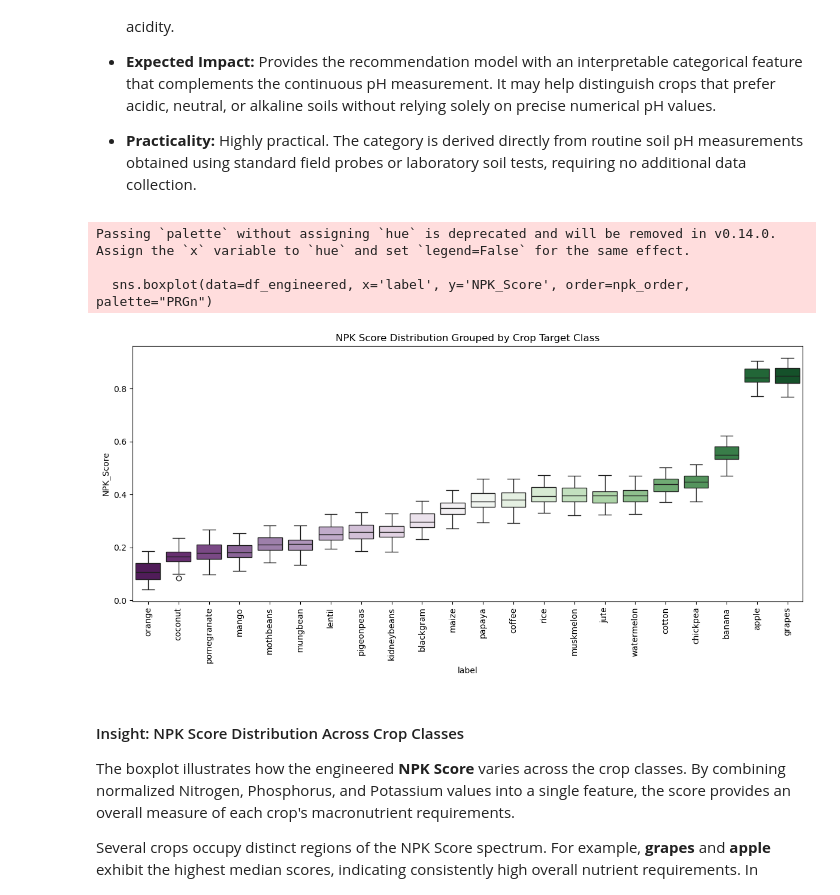
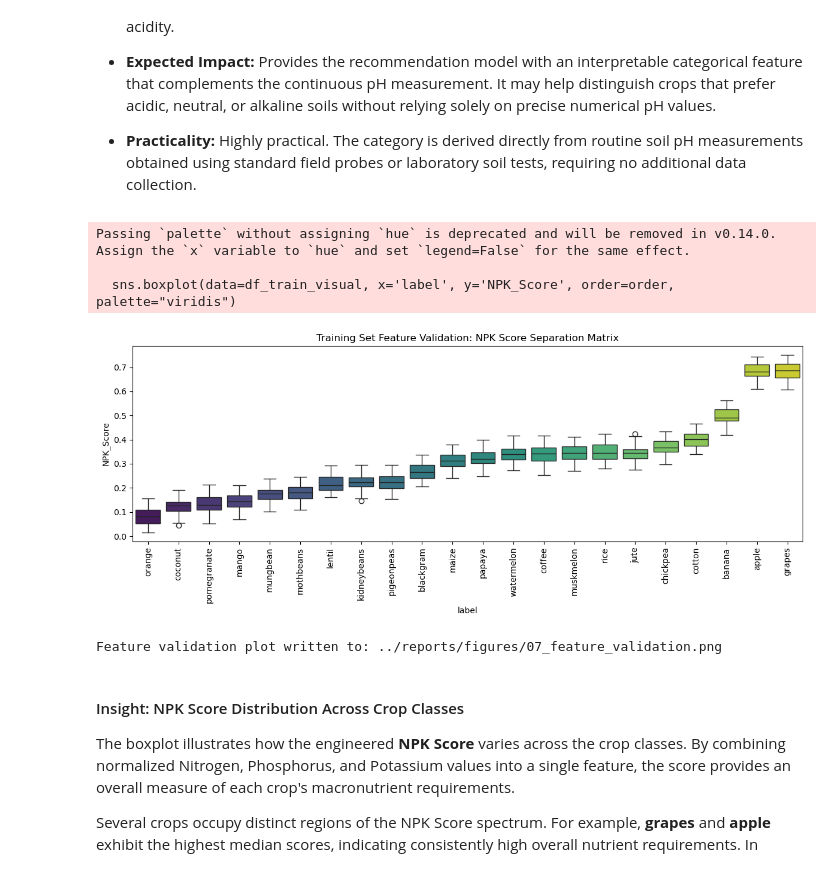
Before and after one commit to Kobeyvines/Crop_Recommendation, a Jupyter notebook: notebooks/analysis.ipynb, the cells around one changed output. Cells and saved outputs as stored; diff of their text form; code cells hidden in the pictures.

```diff
--- a/notebooks/analysis.ipynb
+++ b/notebooks/analysis.ipynb
@@ -560,16 +569,15 @@ Climate_Suitability_Index successfully engineered.
 
 - **Practicality:** Highly practical. The index is computed entirely from temperature, humidity, and rainfall measurements that are routinely obtained from weather stations, IoT sensors, historical climate records, or regional weather APIs, making it straightforward to generate in real-world deployments.
 # %%
-# Feature 3 - Soil Suitability Category Construction
-# Bucket pH into standard agronomic bands using conditional logic
+# Compute Feature 3: Soil Suitability Category using fixed thresholds
 def categorize_ph(ph):
     if ph < 6.5:
-        return 'Acidic'
+        return 0  # Acidic
     elif 6.5 <= ph <= 7.5:
-        return 'Neutral'
+        return 1  # Neutral
     else:
-        return 'Alkaline'
+        return 2  # Alkaline
 
-df_engineered['soil_ph_category'] = df_engineered['ph'].apply(categorize_ph).astype('category')
-print("Soil pH Category successfully binned into categorical bands.")
+X_train_features['ph_category'] = X_train['ph'].apply(categorize_ph).astype(int)
+print("Feature 3 (ph_category) successfully applied via fixed thresholds.")
 # %% [output]
@@ -589,24 +597,27 @@ Soil pH Category successfully binned into categorical bands.
 
 - **Practicality:** Highly practical. The category is derived directly from routine soil pH measurements obtained using standard field probes or laboratory soil tests, requiring no additional data collection.
 # %%
-# Validation - Testing Feature Separability Power
-plt.figure(figsize=(12, 6))
-# Sort crops by median NPK Score to Inspect class separation capacity
-npk_order = df_engineered.groupby('label', observed=False)['NPK_Score'].median().sort_values().index
+# Plot training set NPK Score class separation to validate engineered feature power
+plt.figure(figsize=(12, 5))
+df_train_visual = X_train_features.copy()
+df_train_visual['label'] = y_train
 
-sns.boxplot(data=df_engineered, x='label', y='NPK_Score', order=npk_order, palette="PRGn")
+order = df_train_visual.groupby('label', observed=False)['NPK_Score'].median().sort_values().index
+sns.boxplot(data=df_train_visual, x='label', y='NPK_Score', order=order, palette="viridis")
 plt.xticks(rotation=90)
-plt.title("NPK Score Distribution Grouped by Crop Target Class")
+plt.title("Training Set Feature Validation: NPK Score Separation Matrix")
 plt.tight_layout()
 
-validation_path = "../reports/figures/07_feature_validation.png"
-plt.savefig(validation_path, dpi=300)
+val_path = "../reports/figures/07_feature_validation.png"
+plt.savefig(val_path, dpi=300)
 plt.show()
+print(f"Feature validation plot written to: {val_path}")
 # %% [output]
 Passing `palette` without assigning `hue` is deprecated and will be removed in v0.14.0. Assign the `x` variable to `hue` and set `legend=False` for the same effect.
 
-  sns.boxplot(data=df_engineered, x='label', y='NPK_Score', order=npk_order, palette="PRGn")
+  sns.boxplot(data=df_train_visual, x='label', y='NPK_Score', order=order, palette="viridis")
-[figure, old version]
+[figure, new version]
+Feature validation plot written to: ../reports/figures/07_feature_validation.png
 # %% [markdown]
 #### Insight: NPK Score Distribution Across Crop Classes
 
```
Also changed, not shown: parts of 32 cells of this notebook, 4 other files.
